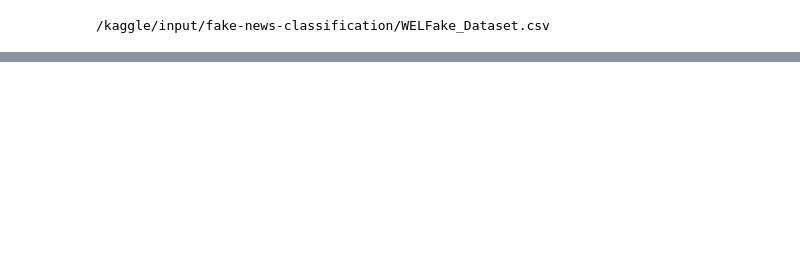
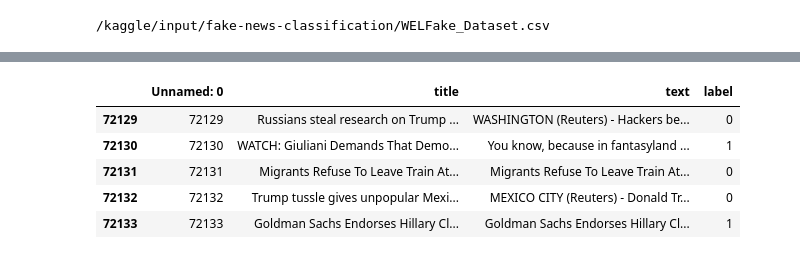
Before and after one commit to muhammadanush/Project-Fake-News-Prediction, a Jupyter notebook: project-fake-news-prediction.ipynb, the cells around one changed output, grey strips where cells are left out. Drawn from its saved outputs; the diff is of its cells as text; code cells hidden in the pictures; blank space fills up the shorter version.

```diff
--- a/project-fake-news-prediction.ipynb
+++ b/project-fake-news-prediction.ipynb
@@ -25,0 +37,9 @@ import seaborn as sns
+# %%
+df.tail()
+# %% [output]
+|  | Unnamed: 0 | title | text | label |
+| 72129 | 72129 | Russians steal research on Trump ... | WASHINGTON (Reuters) - Hackers be... | 0 |
+| 72130 | 72130 | WATCH: Giuliani Demands That Demo... | You know, because in fantasyland ... | 1 |
+| 72131 | 72131 | Migrants Refuse To Leave Train At... | Migrants Refuse To Leave Train At... | 0 |
+| 72132 | 72132 | Trump tussle gives unpopular Mexi... | MEXICO CITY (Reuters) - Donald Tr... | 0 |
+| 72133 | 72133 | Goldman Sachs Endorses Hillary Cl... | Goldman Sachs Endorses Hillary Cl... | 1 |
```
Also changed, not shown: parts of 13 cells of this notebook.
